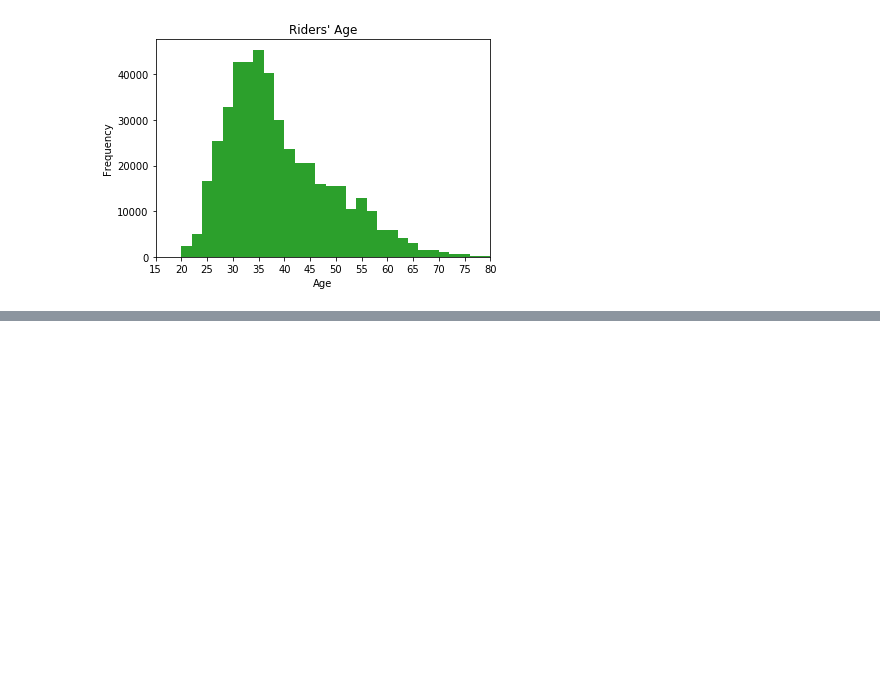
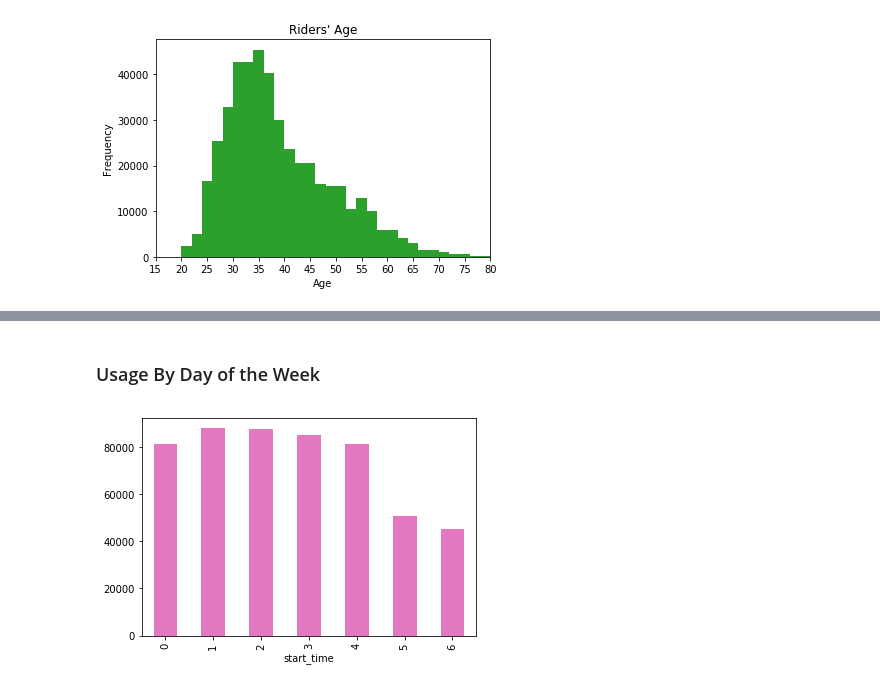
Before and after one commit to juliouribe/Visualizing_Bike_Data, a Jupyter notebook: Exploratory_Analysis.ipynb, the cells around one changed output, grey strips where cells are left out. Saved outputs shown, nothing was run; the diff lists cells and outputs as text; code cells hidden in the pictures; blank space fills up the shorter version.

```diff
--- a/Exploratory_Analysis.ipynb
+++ b/Exploratory_Analysis.ipynb
@@ -166,0 +178,7 @@ plt.ylabel('Frequency');
+# %% [markdown]
+### Usage By Day of the Week
+# %%
+base_color = sb.color_palette()[6]
+bikes_clean.groupby(bikes_clean.start_time.dt.weekday).bike_id.count().plot(kind='bar', color = base_color);
+# %% [output]
+[figure, added]
```
Also changed, not shown: parts of 28 cells of this notebook.
